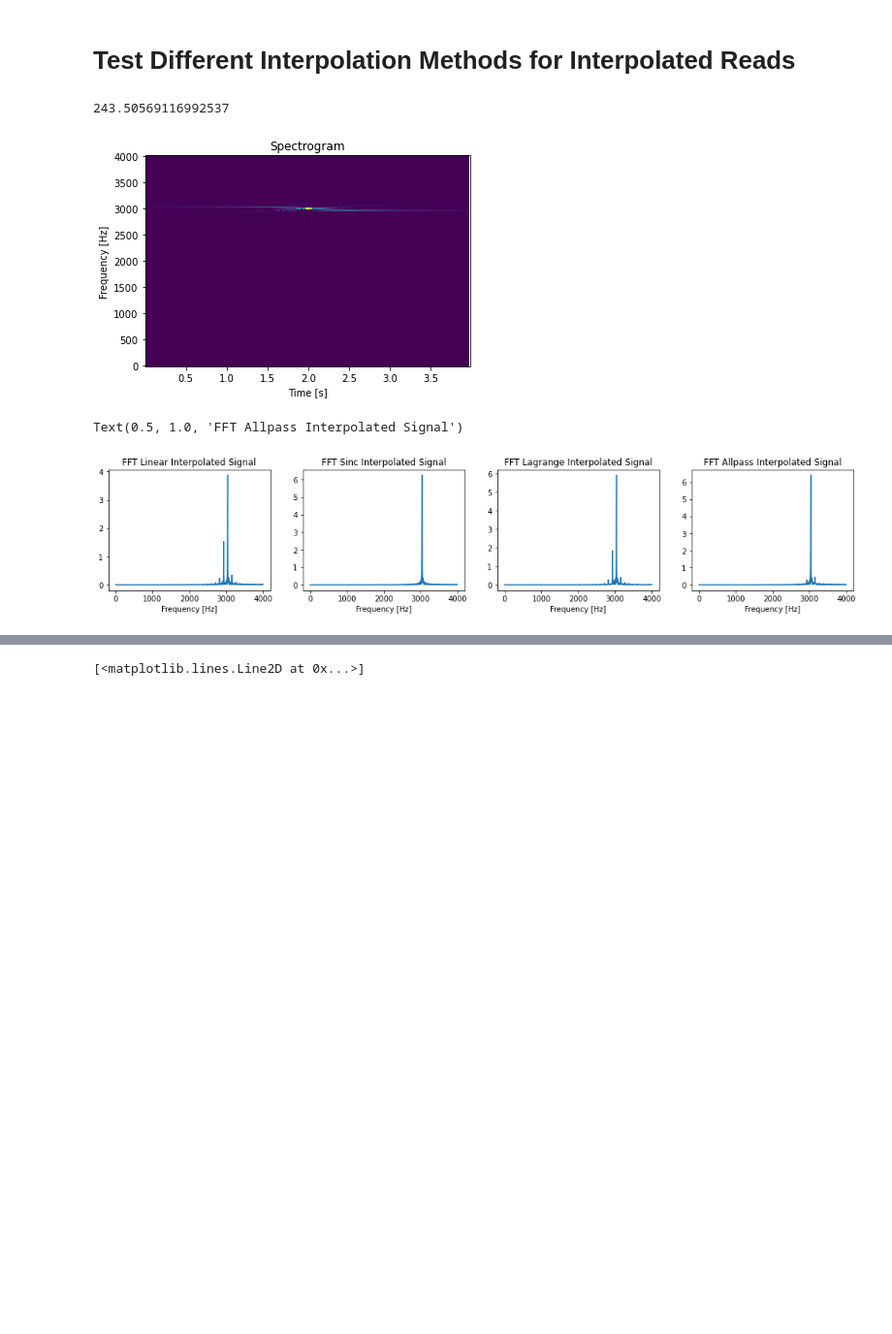
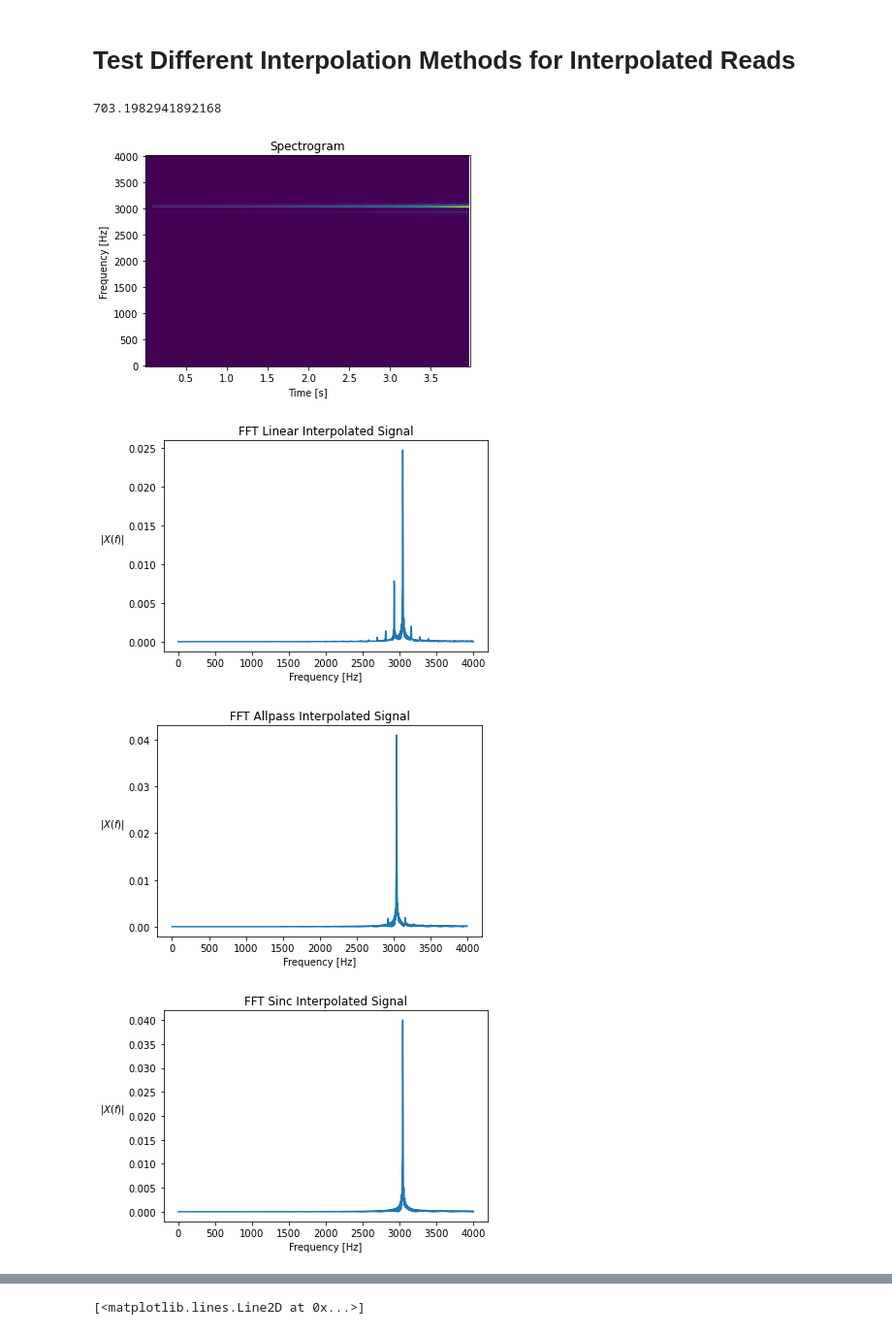
Before and after one commit to steDamiano/pyroadacoustics, a Jupyter notebook: research_notebooks/fractional_delay_filters.ipynb, the cells around one changed output, grey strips where cells are left out. Shown at 97% size. Cells and saved outputs as stored; diff of their text form; code cells hidden in the pictures; blank space fills up the shorter version.

Commit message:
Plots and Exports

```diff
--- a/research_notebooks/fractional_delay_filters.ipynb
+++ b/research_notebooks/fractional_delay_filters.ipynb
@@ -22,7 +22,7 @@ def transmat(N):
 # Compute distance from microphone to line
 
 # Straight Trajectory between starting and end point
-P1 = np.array([3,10])
+P1 = np.array([3,30])
 P2 = np.array([3, -10])
 P3 = np.array([0,0])
 
@@ -201,49 +201,84 @@ for i in range(0, len(signal)):
     dd[i] = attenuation * sample4
     # a[i] = delay_line(signal[i])
 # %% [output]
-243.50569116992537
+703.1982941892168
 # %%
 from scipy.io import wavfile
 import matplotlib.pyplot as plt
 from scipy import signal as sig
 
 ff, tt, Sxx = sig.spectrogram(aa, fs)
 # plt.subplot(2,1,1)
 plt.pcolormesh(tt, ff, Sxx, shading = 'auto')
 plt.title('Spectrogram')
 plt.xlabel('Time [s]')
 plt.ylabel('Frequency [Hz]')
 # plt.subplot(2,1,2)
 # plt.plot(range(0, 2048), a[1024:1024+2048])
 plt.show()
 
 wavfile.write('prova.wav', fs, 0.2*bb)
 
 # FFT of signals
 Nfft = 2048
+# f_axis = np.linspace(0, np.pi, int(Nfft / 2 + 1))/(2*np.pi)
 f_axis = np.linspace(0, fs / 2, int(Nfft / 2 + 1))
-fft_aa = np.fft.fft(aa, Nfft)
-fft_bb = np.fft.fft(bb, Nfft)
-fft_cc = np.fft.fft(cc, Nfft)
-fft_dd = np.fft.fft(dd, Nfft)
+norm = 'ortho'
+fft_aa = np.fft.fft(aa, Nfft, norm = norm)
+# fft_aa = abs(fft_aa) / max(abs(fft_aa))
 
-fig, axes = plt.subplots(1,4, figsize = (18, 3))
-axes[0].plot(f_axis, abs(fft_aa[:int(Nfft/2 + 1)]))
-axes[0].set_xlabel('Frequency [Hz]')
-axes[0].set_title('FFT Linear Interpolated Signal')
+fft_bb = np.fft.fft(bb, Nfft, norm = norm)
 
-axes[1].plot(f_axis, abs(fft_bb[:int(Nfft/2 + 1)]))
-axes[1].set_xlabel('Frequency [Hz]')
-axes[1].set_title('FFT Sinc Interpolated Signal')
+fft_cc = np.fft.fft(cc, Nfft, norm = norm)
 
-axes[2].plot(f_axis, abs(fft_cc[:int(Nfft/2 + 1)]))
-axes[2].set_xlabel('Frequency [Hz]')
-axes[2].set_title('FFT Lagrange Interpolated Signal')
+fft_dd = np.fft.fft(dd, Nfft, norm = norm)
 
-axes[3].plot(f_axis, abs(fft_dd[:int(Nfft/2 + 1)]))
-axes[3].set_xlabel('Frequency [Hz]')
-axes[3].set_title('FFT Allpass Interpolated Signal')
+# fig, axes = plt.subplots(1,3, figsize = (18, 3))
+# axes[0].plot(f_axis, abs(fft_aa[:int(Nfft/2 + 1)]))
+# axes[0].set_xlabel('Frequency [Hz]')
+# axes[0].set_ylabel(r'$\vert X(f) \vert$', rotation = 'horizontal', ha = 'right')
+# axes[0].set_title('FFT Linear Interpolated Signal')
+
+
+# axes[1].plot(f_axis, abs(fft_dd[:int(Nfft/2 + 1)]))
+# axes[1].set_xlabel('Frequency [Hz]')
+# axes[1].set_ylabel(r'$\vert X(f) \vert$', rotation = 'horizontal', ha = 'right')
+# axes[1].set_title('FFT Allpass Interpolated Signal')
+
+# axes[2].plot(f_axis, abs(fft_bb[:int(Nfft/2 + 1)]))
+# axes[2].set_xlabel('Frequency [Hz]')
+# axes[2].set_ylabel(r'$\vert X(f) \vert$', rotation = 'horizontal', ha = 'right')
+# axes[2].set_title('FFT Sinc Interpolated Signal')
+
+plt.figure()
+plt.plot(f_axis, abs(fft_aa[:int(Nfft/2 + 1)]))
+plt.xlabel('Frequency [Hz]')
+plt.ylabel(r'$\vert X(f) \vert$', rotation = 'horizontal', ha = 'right')
+plt.title('FFT Linear Interpolated Signal')
+# axes[2].plot(f_axis, abs(fft_cc[:int(Nfft/2 + 1)]))
+# axes[2].set_xlabel('Frequency [Hz]')
+# axes[2].set_title('FFT Lagrange Interpolated Signal')
+
+import tikzplotlib
+tikzplotlib.save('linear.tex')
+
+plt.figure()
+plt.plot(f_axis, abs(fft_dd[:int(Nfft/2 + 1)]))
+plt.xlabel('Frequency [Hz]')
+plt.ylabel(r'$\vert X(f) \vert$', rotation = 'horizontal', ha = 'right')
+plt.title('FFT Allpass Interpolated Signal')
+
+tikzplotlib.save('allpass.tex')
+
+plt.figure()
+plt.plot(f_axis, abs(fft_bb[:int(Nfft/2 + 1)]))
+plt.xlabel('Frequency [Hz]')
+plt.ylabel(r'$\vert X(f) \vert$', rotation = 'horizontal', ha = 'right')
+plt.title('FFT Sinc Interpolated Signal')
+
+tikzplotlib.save('sinc.tex')
 # %% [output]
-[figure, old version]
+[figure, new version]
-Text(0.5, 1.0, 'FFT Allpass Interpolated Signal')
-[figure, old version]
+[figure, new version]
+[figure, added]
+[figure, added]
```
Also changed, not shown: parts of 2 cells of this notebook, 5 other files.
